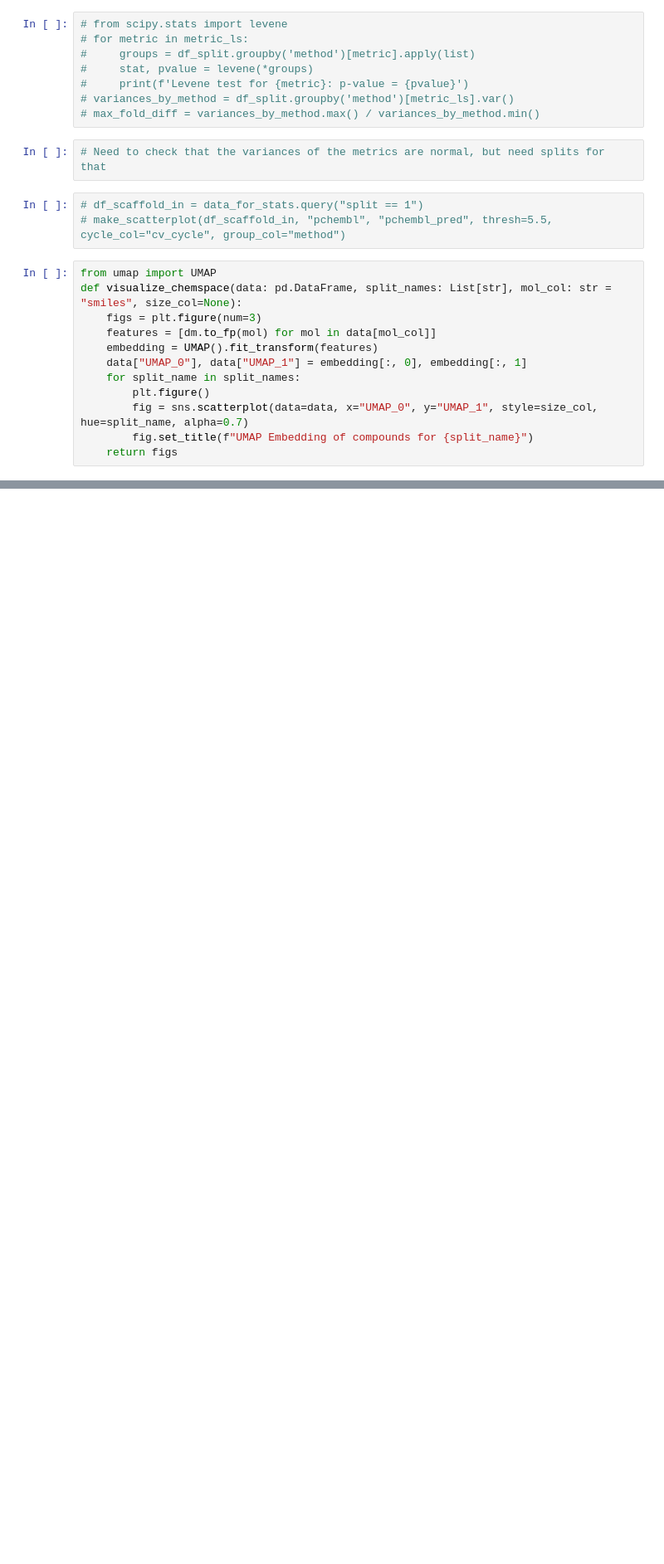
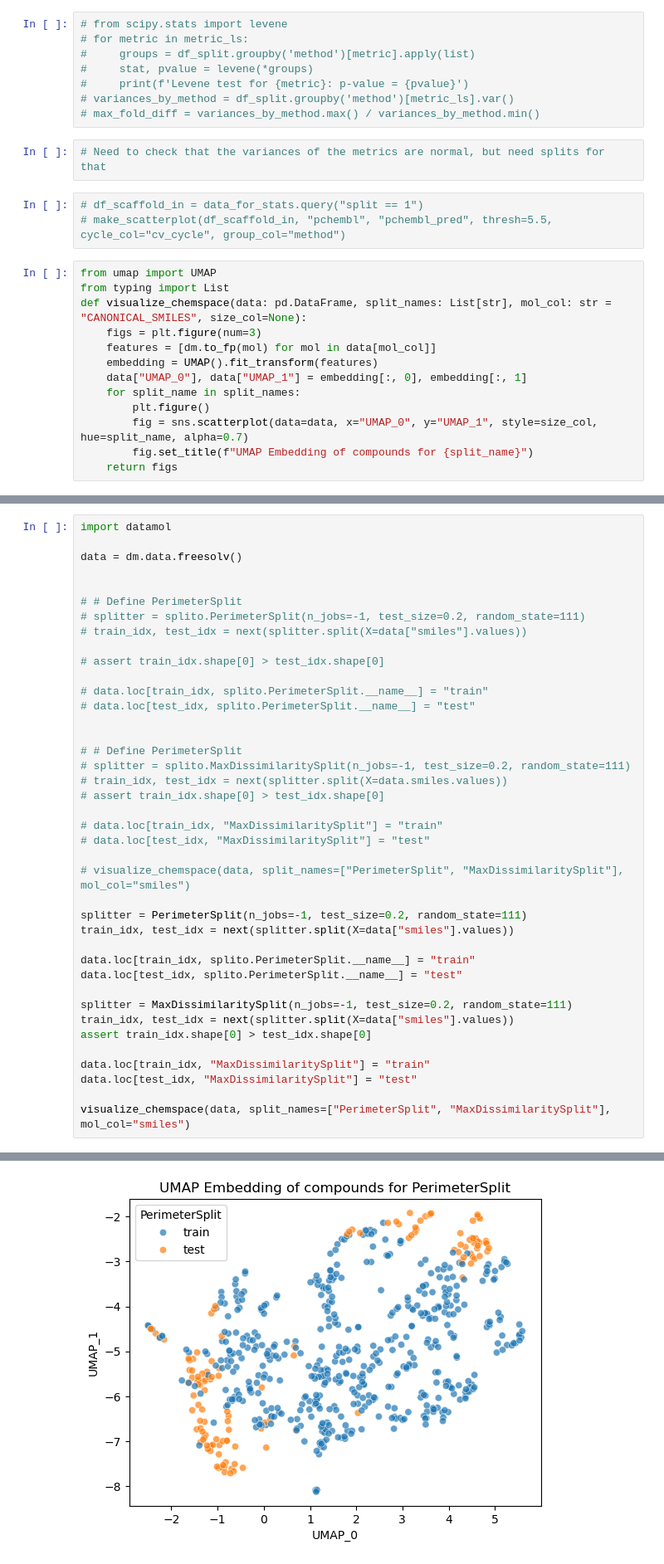
Before and after one commit to OpenADMET/openadmet-models, a Jupyter notebook: openadmet_models/notebooks/minimal_lgbm_regressor.ipynb, the cells around one changed output, grey strips where cells are left out. Shown at 83% size. Cells and saved outputs as stored; diff of their text form; blank space fills up the shorter version.

```diff
--- a/openadmet_models/notebooks/minimal_lgbm_regressor.ipynb
+++ b/openadmet_models/notebooks/minimal_lgbm_regressor.ipynb
@@ -210,7 +247,8 @@ Name: count, dtype: int64
 # make_scatterplot(df_scaffold_in, "pchembl", "pchembl_pred", thresh=5.5, cycle_col="cv_cycle", group_col="method")
 # %%
 from umap import UMAP
-def visualize_chemspace(data: pd.DataFrame, split_names: List[str], mol_col: str = "smiles", size_col=None):
+from typing import List
+def visualize_chemspace(data: pd.DataFrame, split_names: List[str], mol_col: str = "CANONICAL_SMILES", size_col=None):
     figs = plt.figure(num=3)
     features = [dm.to_fp(mol) for mol in data[mol_col]]
     embedding = UMAP().fit_transform(features)
@@ -255,0 +295,41 @@ NameError: name 'visualize_chemspace' is not defined
+# %%
+import datamol
+
+data = dm.data.freesolv()
+
+
+# # Define PerimeterSplit
+# splitter = splito.PerimeterSplit(n_jobs=-1, test_size=0.2, random_state=111)
+# train_idx, test_idx = next(splitter.split(X=data["smiles"].values))
+
+# assert train_idx.shape[0] > test_idx.shape[0]
+
+# data.loc[train_idx, splito.PerimeterSplit.__name__] = "train"
+# data.loc[test_idx, splito.PerimeterSplit.__name__] = "test"
+
+
+# # Define PerimeterSplit
+# splitter = splito.MaxDissimilaritySplit(n_jobs=-1, test_size=0.2, random_state=111)
+# train_idx, test_idx = next(splitter.split(X=data.smiles.values))
+# assert train_idx.shape[0] > test_idx.shape[0]
+
+# data.loc[train_idx, "MaxDissimilaritySplit"] = "train"
+# data.loc[test_idx, "MaxDissimilaritySplit"] = "test"
+
+# visualize_chemspace(data, split_names=["PerimeterSplit", "MaxDissimilaritySplit"], mol_col="smiles")
+
+splitter = PerimeterSplit(n_jobs=-1, test_size=0.2, random_state=111)
+train_idx, test_idx = next(splitter.split(X=data["smiles"].values))
+
+data.loc[train_idx, splito.PerimeterSplit.__name__] = "train"
+data.loc[test_idx, splito.PerimeterSplit.__name__] = "test"
+
+splitter = MaxDissimilaritySplit(n_jobs=-1, test_size=0.2, random_state=111)
+train_idx, test_idx = next(splitter.split(X=data["smiles"].values))
+assert train_idx.shape[0] > test_idx.shape[0]
+
+data.loc[train_idx, "MaxDissimilaritySplit"] = "train"
+data.loc[test_idx, "MaxDissimilaritySplit"] = "test"
+
+visualize_chemspace(data, split_names=["PerimeterSplit", "MaxDissimilaritySplit"], mol_col="smiles")
+# %% [output]
@@ -255,0 +340 @@ NameError: name 'visualize_chemspace' is not defined
+[figure, added]
```
Also changed, not shown: parts of 10 cells of this notebook, 1 other file.
